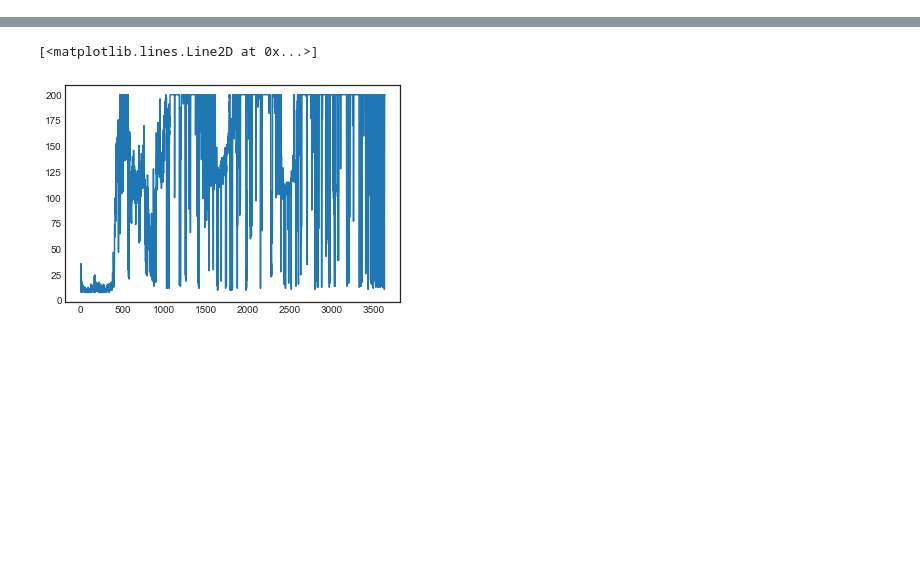
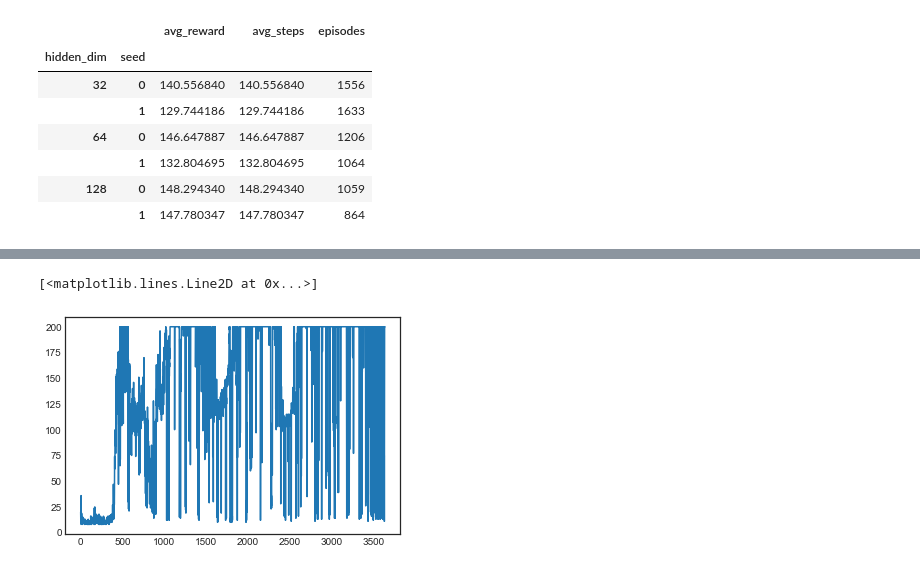
Before and after one commit to johndpope/DRL-codebase, a Jupyter notebook: data/stats_plotter.ipynb, the cells around one changed output, grey strips where cells are left out. Saved outputs shown, nothing was run; the diff lists cells and outputs as text; code cells hidden in the pictures; blank space fills up the shorter version.

```diff
--- a/data/stats_plotter.ipynb
+++ b/data/stats_plotter.ipynb
@@ -14,0 +79,31 @@ with open('data/DQNAgent-baseline-online-stats-CartPole-v0.pkl', 'rb') as f:
+# %%
+name = 'hidden_dim'
+val_list = [32, 64, 128]
+num_seeds = 2
+# %%
+stats_df_list = []
+for val in val_list:
+    for seed in range(num_seeds):
+        fname = filter(lambda s: re.search(r'{}\S+seed{}\S+all-stats'.format(val, seed), s), os.listdir(log_dir))[0]
+        with open(os.path.join(log_dir, fname), 'rb') as f:
+            stats = pickle.load(f)
+            temp_df = pd.DataFrame(stats)
+            temp_df[name] = val
+            temp_df['seed'] = seed
+            temp_df['episode'] = range(temp_df.shape[0])
+            stats_df_list.append(temp_df)
+stats_df = pd.concat(stats_df_list, axis=0)
+# %%
+pd.concat([stats_df.groupby([name, 'seed'])['reward'].mean(),
+                stats_df.groupby([name, 'seed'])['steps_done'].mean(),
+                stats_df.groupby([name, 'seed'])['episode'].max()], axis=1)\
+    .rename(columns={'reward': 'avg_reward', 'steps_done': 'avg_steps', 'episode': 'episodes'})
+# %% [output]
+|  |  | avg_reward | avg_steps | episodes |
+| hidden_dim | seed |  |  |  |
+| 32 | 0 | 140.556840 | 140.556840 | 1556 |
+|  | 1 | 129.744186 | 129.744186 | 1633 |
+| 64 | 0 | 146.647887 | 146.647887 | 1206 |
+|  | 1 | 132.804695 | 132.804695 | 1064 |
+| 128 | 0 | 148.294340 | 148.294340 | 1059 |
+|  | 1 | 147.780347 | 147.780347 | 864 |
```
Also changed, not shown: parts of 14 cells of this notebook, 13 other files.
